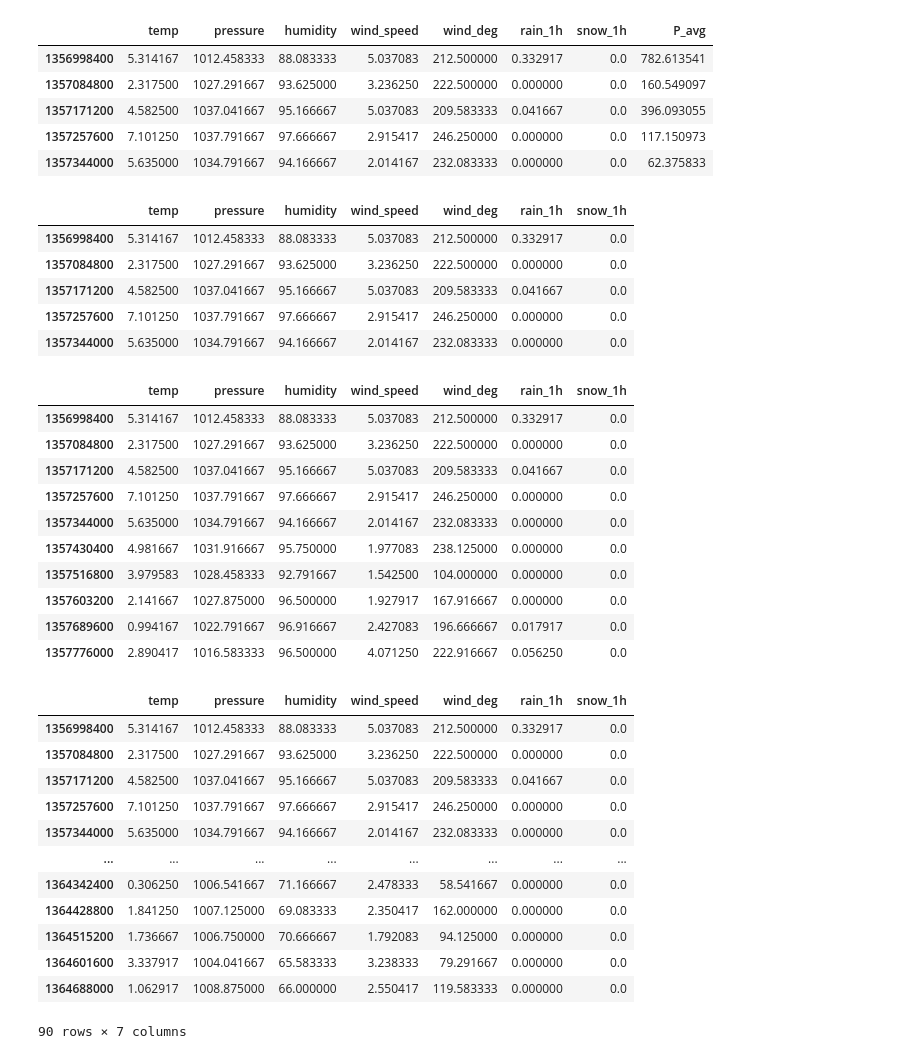
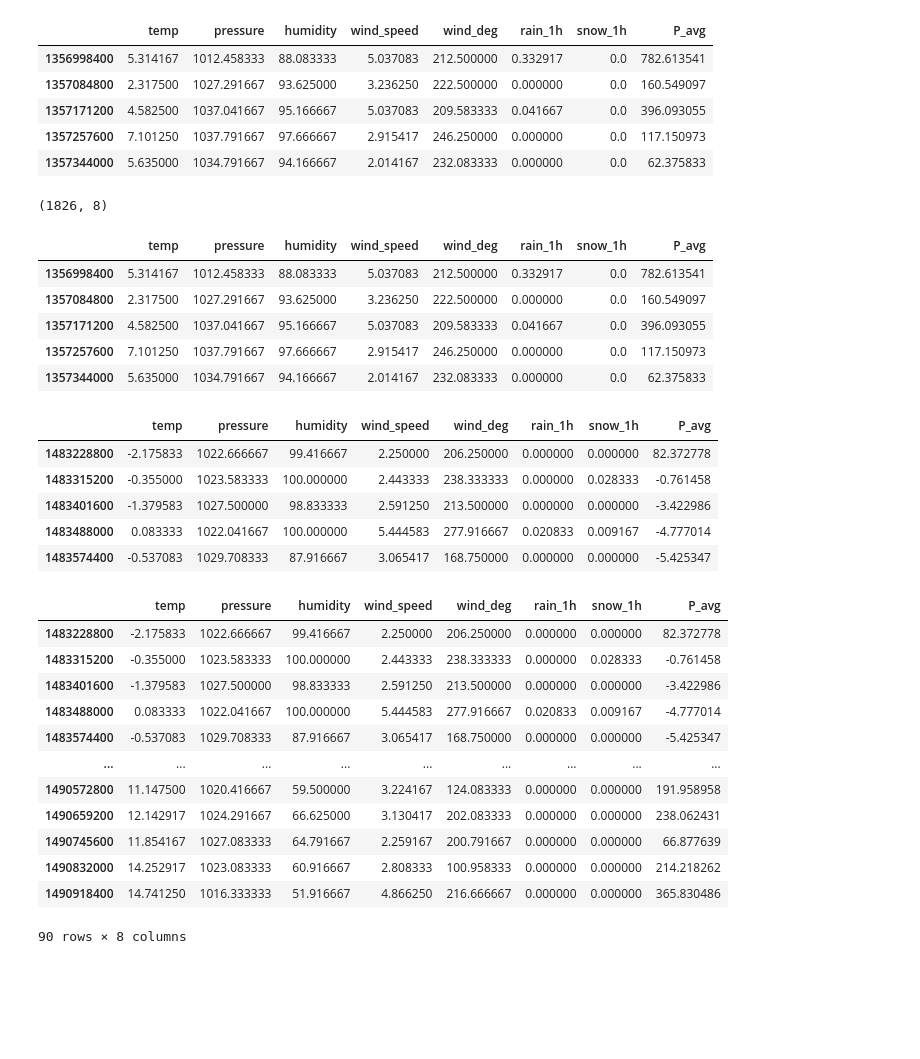
Before and after one commit to glopezcafaggi/engie_api, a Jupyter notebook: ml/wht_data.ipynb, the cells around one changed output. Cells and saved outputs as stored; diff of their text form; code cells hidden in the pictures; blank space fills up the shorter version.

```diff
--- a/ml/wht_data.ipynb
+++ b/ml/wht_data.ipynb
@@ -26,46 +26,46 @@ data.head()
 | 1357257600 | 7.101250 | 1037.791667 | 97.666667 | 2.915417 | 246.250000 | 0.000000 | 0.0 | 117.150973 |
 | 1357344000 | 5.635000 | 1034.791667 | 94.166667 | 2.014167 | 232.083333 | 0.000000 | 0.0 | 62.375833 |
 # %%
-data_wht = data.drop(columns=['P_avg'])
+#data_wht = data.drop(columns=['P_avg'])
+data_wht = data
+# %%
+data_wht.shape
+# %% [output]
+(1826, 8)
 # %%
 data_wht.head()
 # %% [output]
-|  | temp | pressure | humidity | wind_speed | wind_deg | rain_1h | snow_1h |
-| 1356998400 | 5.314167 | 1012.458333 | 88.083333 | 5.037083 | 212.500000 | 0.332917 | 0.0 |
-| 1357084800 | 2.317500 | 1027.291667 | 93.625000 | 3.236250 | 222.500000 | 0.000000 | 0.0 |
-| 1357171200 | 4.582500 | 1037.041667 | 95.166667 | 5.037083 | 209.583333 | 0.041667 | 0.0 |
-| 1357257600 | 7.101250 | 1037.791667 | 97.666667 | 2.915417 | 246.250000 | 0.000000 | 0.0 |
-| 1357344000 | 5.635000 | 1034.791667 | 94.166667 | 2.014167 | 232.083333 | 0.000000 | 0.0 |
+|  | temp | pressure | humidity | wind_speed | wind_deg | rain_1h | snow_1h | P_avg |
+| 1356998400 | 5.314167 | 1012.458333 | 88.083333 | 5.037083 | 212.500000 | 0.332917 | 0.0 | 782.613541 |
+| 1357084800 | 2.317500 | 1027.291667 | 93.625000 | 3.236250 | 222.500000 | 0.000000 | 0.0 | 160.549097 |
+| 1357171200 | 4.582500 | 1037.041667 | 95.166667 | 5.037083 | 209.583333 | 0.041667 | 0.0 | 396.093055 |
+| 1357257600 | 7.101250 | 1037.791667 | 97.666667 | 2.915417 | 246.250000 | 0.000000 | 0.0 | 117.150973 |
+| 1357344000 | 5.635000 | 1034.791667 | 94.166667 | 2.014167 | 232.083333 | 0.000000 | 0.0 | 62.375833 |
 # %%
-data_wht_1 = data_wht.head(10)
-data_wht_1
+data_wht_1 = data_wht[1461:]
+data_wht_1.head()
 # %% [output]
-|  | temp | pressure | humidity | wind_speed | wind_deg | rain_1h | snow_1h |
-| 1356998400 | 5.314167 | 1012.458333 | 88.083333 | 5.037083 | 212.500000 | 0.332917 | 0.0 |
-| 1357084800 | 2.317500 | 1027.291667 | 93.625000 | 3.236250 | 222.500000 | 0.000000 | 0.0 |
-| 1357171200 | 4.582500 | 1037.041667 | 95.166667 | 5.037083 | 209.583333 | 0.041667 | 0.0 |
-| 1357257600 | 7.101250 | 1037.791667 | 97.666667 | 2.915417 | 246.250000 | 0.000000 | 0.0 |
-| 1357344000 | 5.635000 | 1034.791667 | 94.166667 | 2.014167 | 232.083333 | 0.000000 | 0.0 |
-| 1357430400 | 4.981667 | 1031.916667 | 95.750000 | 1.977083 | 238.125000 | 0.000000 | 0.0 |
-| 1357516800 | 3.979583 | 1028.458333 | 92.791667 | 1.542500 | 104.000000 | 0.000000 | 0.0 |
-| 1357603200 | 2.141667 | 1027.875000 | 96.500000 | 1.927917 | 167.916667 | 0.000000 | 0.0 |
-| 1357689600 | 0.994167 | 1022.791667 | 96.916667 | 2.427083 | 196.666667 | 0.017917 | 0.0 |
-| 1357776000 | 2.890417 | 1016.583333 | 96.500000 | 4.071250 | 222.916667 | 0.056250 | 0.0 |
+|  | temp | pressure | humidity | wind_speed | wind_deg | rain_1h | snow_1h | P_avg |
+| 1483228800 | -2.175833 | 1022.666667 | 99.416667 | 2.250000 | 206.250000 | 0.000000 | 0.000000 | 82.372778 |
+| 1483315200 | -0.355000 | 1023.583333 | 100.000000 | 2.443333 | 238.333333 | 0.000000 | 0.028333 | -0.761458 |
+| 1483401600 | -1.379583 | 1027.500000 | 98.833333 | 2.591250 | 213.500000 | 0.000000 | 0.000000 | -3.422986 |
+| 1483488000 | 0.083333 | 1022.041667 | 100.000000 | 5.444583 | 277.916667 | 0.020833 | 0.009167 | -4.777014 |
+| 1483574400 | -0.537083 | 1029.708333 | 87.916667 | 3.065417 | 168.750000 | 0.000000 | 0.000000 | -5.425347 |
 # %%
-data_wht_2 = data_wht.head(90)
+data_wht_2 = data_wht[1461 : 1461 + 90 ]
 data_wht_2
 # %% [output]
-|  | temp | pressure | humidity | wind_speed | wind_deg | rain_1h | snow_1h |
-| 1356998400 | 5.314167 | 1012.458333 | 88.083333 | 5.037083 | 212.500000 | 0.332917 | 0.0 |
-| 1357084800 | 2.317500 | 1027.291667 | 93.625000 | 3.236250 | 222.500000 | 0.000000 | 0.0 |
-| 1357171200 | 4.582500 | 1037.041667 | 95.166667 | 5.037083 | 209.583333 | 0.041667 | 0.0 |
-| 1357257600 | 7.101250 | 1037.791667 | 97.666667 | 2.915417 | 246.250000 | 0.000000 | 0.0 |
-| 1357344000 | 5.635000 | 1034.791667 | 94.166667 | 2.014167 | 232.083333 | 0.000000 | 0.0 |
-| ... | ... | ... | ... | ... | ... | ... | ... |
-| 1364342400 | 0.306250 | 1006.541667 | 71.166667 | 2.478333 | 58.541667 | 0.000000 | 0.0 |
-| 1364428800 | 1.841250 | 1007.125000 | 69.083333 | 2.350417 | 162.000000 | 0.000000 | 0.0 |
-| 1364515200 | 1.736667 | 1006.750000 | 70.666667 | 1.792083 | 94.125000 | 0.000000 | 0.0 |
-| 1364601600 | 3.337917 | 1004.041667 | 65.583333 | 3.238333 | 79.291667 | 0.000000 | 0.0 |
-| 1364688000 | 1.062917 | 1008.875000 | 66.000000 | 2.550417 | 119.583333 | 0.000000 | 0.0 |
+|  | temp | pressure | humidity | wind_speed | wind_deg | rain_1h | snow_1h | P_avg |
+| 1483228800 | -2.175833 | 1022.666667 | 99.416667 | 2.250000 | 206.250000 | 0.000000 | 0.000000 | 82.372778 |
+| 1483315200 | -0.355000 | 1023.583333 | 100.000000 | 2.443333 | 238.333333 | 0.000000 | 0.028333 | -0.761458 |
+| 1483401600 | -1.379583 | 1027.500000 | 98.833333 | 2.591250 | 213.500000 | 0.000000 | 0.000000 | -3.422986 |
+| 1483488000 | 0.083333 | 1022.041667 | 100.000000 | 5.444583 | 277.916667 | 0.020833 | 0.009167 | -4.777014 |
+| 1483574400 | -0.537083 | 1029.708333 | 87.916667 | 3.065417 | 168.750000 | 0.000000 | 0.000000 | -5.425347 |
+| ... | ... | ... | ... | ... | ... | ... | ... | ... |
+| 1490572800 | 11.147500 | 1020.416667 | 59.500000 | 3.224167 | 124.083333 | 0.000000 | 0.000000 | 191.958958 |
+| 1490659200 | 12.142917 | 1024.291667 | 66.625000 | 3.130417 | 202.083333 | 0.000000 | 0.000000 | 238.062431 |
+| 1490745600 | 11.854167 | 1027.083333 | 64.791667 | 2.259167 | 200.791667 | 0.000000 | 0.000000 | 66.877639 |
+| 1490832000 | 14.252917 | 1023.083333 | 60.916667 | 2.808333 | 100.958333 | 0.000000 | 0.000000 | 214.218262 |
+| 1490918400 | 14.741250 | 1016.333333 | 51.916667 | 4.866250 | 216.666667 | 0.000000 | 0.000000 | 365.830486 |
-90 rows × 7 columns
+90 rows × 8 columns
 # %%
```
Also changed, not shown: parts of 4 cells of this notebook, 5 other files.
